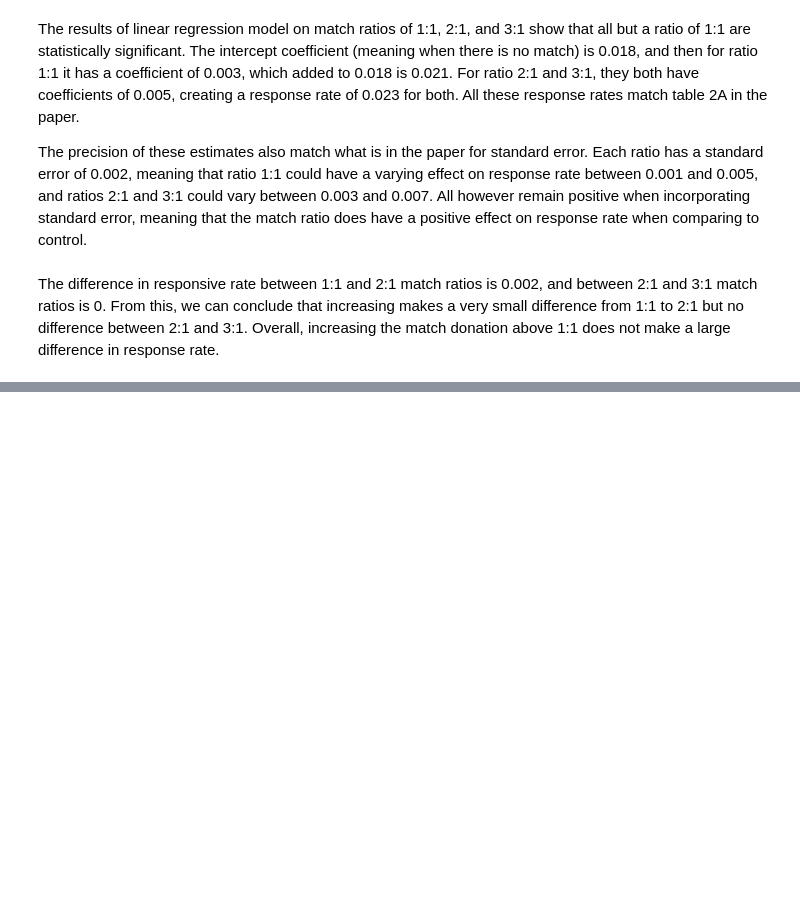
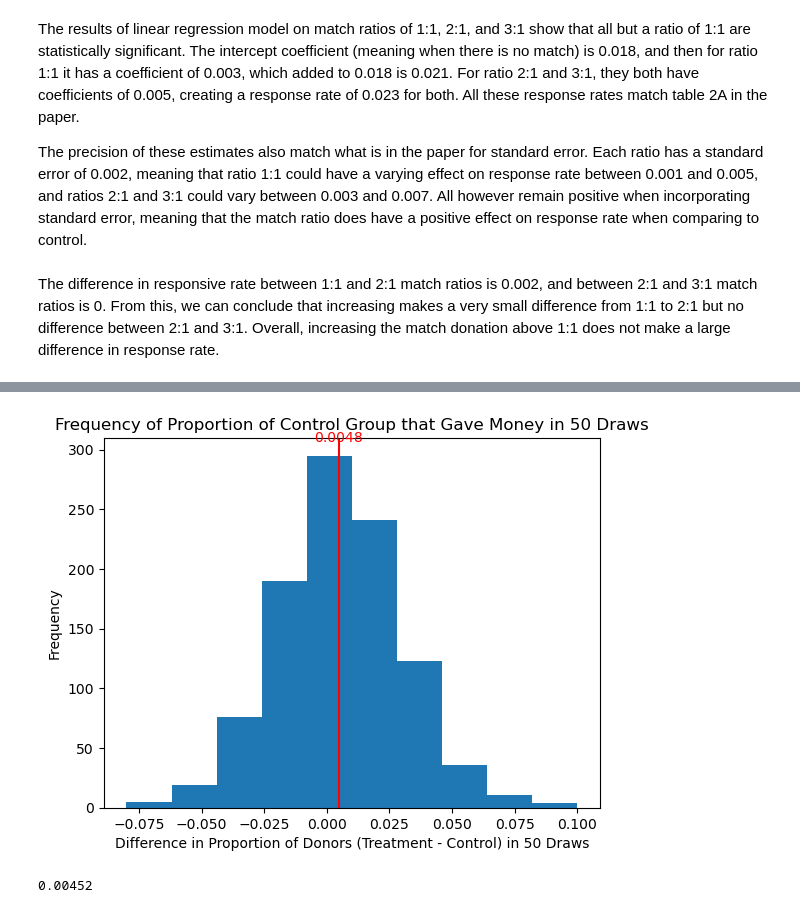
Before and after one commit to rsm-nshuckerow/Nick_Shuckerow, a Jupyter notebook: projects/HW1/HW1.ipynb, the cells around one changed output, grey strips where cells are left out. Drawn from its saved outputs; the diff is of its cells as text; code cells hidden in the pictures; blank space fills up the shorter version.

```diff
--- a/projects/HW1/HW1.ipynb
+++ b/projects/HW1/HW1.ipynb
@@ -364,0 +494,36 @@ The difference in responsive rate between 1:1 and 2:1 match ratios is 0.002, and
+# %%
+n_50_c = np.random.binomial(50, 0.018, 1000)
+
+n_50_c = n_50_c / 50
+
+n_50_t = np.random.binomial(50, 0.022, 1000)
+
+n_50_t = n_50_t / 50
+
+n_50 = n_50_t - n_50_c
+# %%
+# make a histogram of n_50 so there is no spacing between the bars
+
+fig, ax = plt.subplots()
+ax.hist(n_50, bins=10, rwidth=1)
+ax.axvline(n_50.mean(), color='red')
+ax.text(n_50.mean(), ax.get_ylim()[1], f'{np.round(n_50.mean(),4)}', color='red', verticalalignment='center', horizontalalignment='center')
+ax.set_ylabel('Frequency')
+ax.set_xlabel('Difference in Proportion of Donors (Treatment - Control) in 50 Draws')
+ax.set_title('Frequency of Proportion of Control Group that Gave Money in 50 Draws')
+plt.show()
+# %% [output]
+[figure, added]
+# %%
+n_200_c = np.random.binomial(200, 0.018, 1000)/200
+
+n_200_t = np.random.binomial(200, 0.022, 1000)/200
+
+
+n_200 = n_200_t - n_200_c
+
+n_200_mean = n_200.mean()
+
+n_200_mean
+# %% [output]
+0.00452
```
Also changed, not shown: parts of 18 cells of this notebook, 15 other files.
